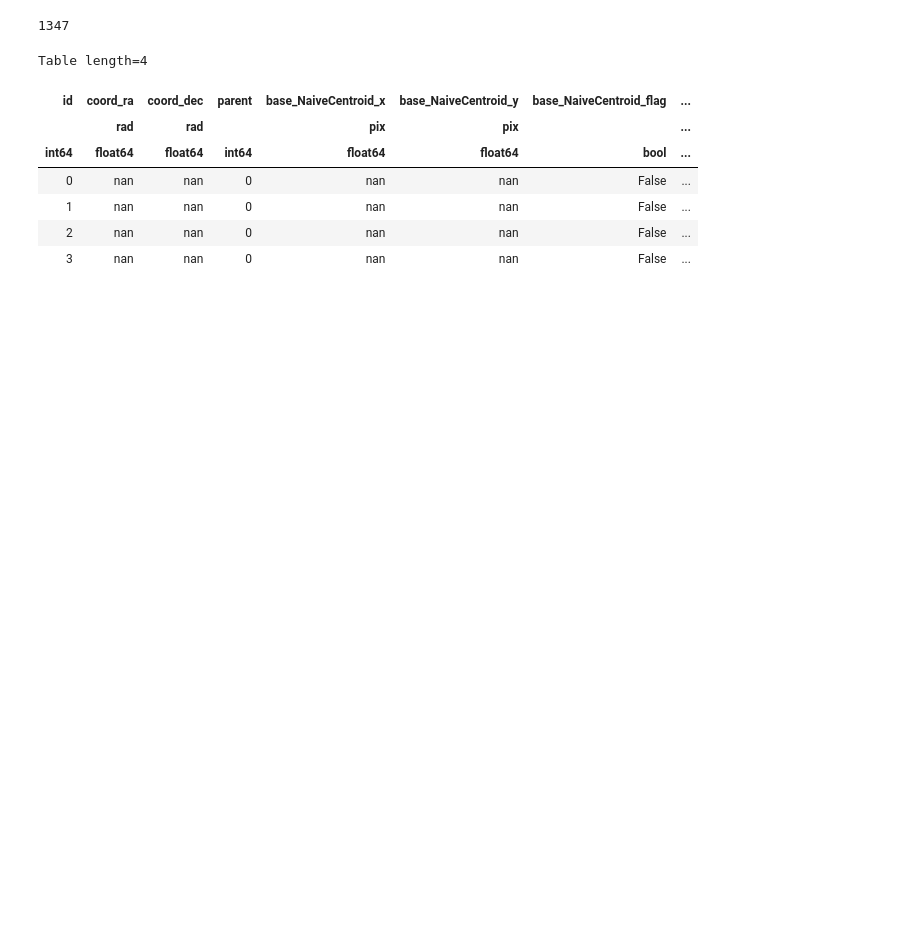
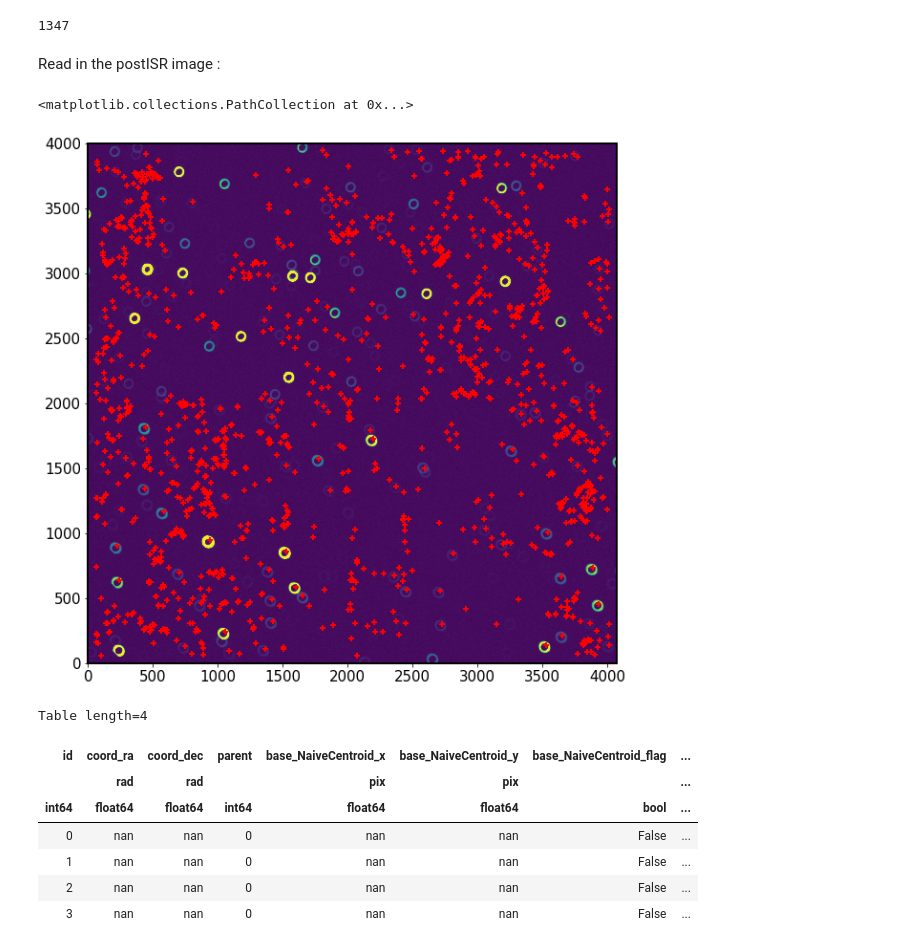
Before and after one commit to lsst-ts/ts_phosim, a Jupyter notebook: notebooks/analysis_notebooks/postISR_corner_WFS_refCat.ipynb, the cells around one changed output. Drawn from its saved outputs; the diff is of its cells as text; code cells hidden in the pictures; blank space fills up the shorter version.

```diff
--- a/notebooks/analysis_notebooks/postISR_corner_WFS_refCat.ipynb
+++ b/notebooks/analysis_notebooks/postISR_corner_WFS_refCat.ipynb
@@ -313,6 +329,31 @@ np.sum(np.isnan(source_cat['coord_ra']))
 1347
 # %%
 s = source_cat.asAstropy()
+# %% [markdown]
+Read in the postISR image :
+# %%
+post = butler.get('postISRCCD', **data_id)
+# %%
+# IMPORT PLOTTING MODULES
+import matplotlib.pyplot as plt
+import matplotlib.cm as cm
+
+from matplotlib import rcParams
+rcParams['ytick.labelsize'] = 15
+rcParams['xtick.labelsize'] = 15
+rcParams['axes.labelsize'] = 20
+rcParams['axes.linewidth'] = 2
+rcParams['font.size'] = 15
+rcParams['axes.titlesize'] = 18
+%matplotlib inline
+fig,ax = plt.subplots(1,1,figsize=(10,10))
+ax.imshow(post.image.array, origin='lower',vmax=1200)
+args = {'marker':'+', 's':40,'edgecolor':'red',
+         'facecolor':'red', 'linewidth':2}
+ax.scatter(s['slot_Centroid_x'],s['slot_Centroid_y'] ,**args)
+# %% [output]
+<matplotlib.collections.PathCollection at 0x...>
+[figure, added]
 # %%
 s[:4]
 # %% [output]
```
Also changed, not shown: parts of 14 cells of this notebook.
